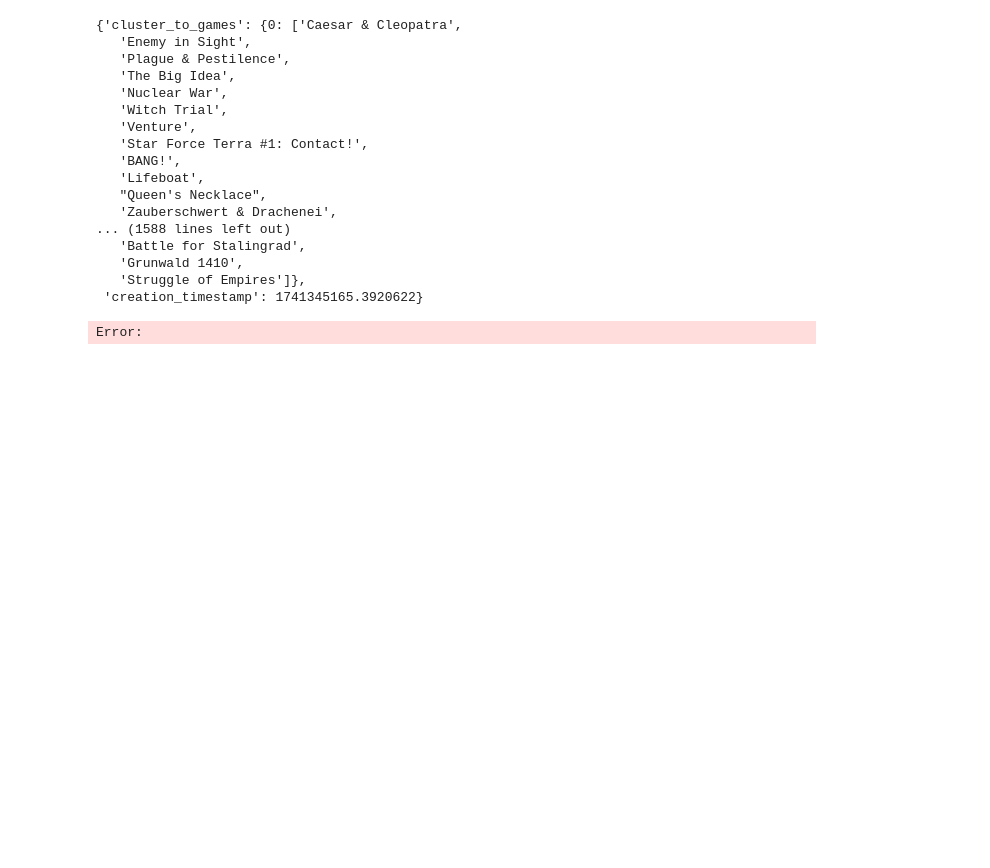
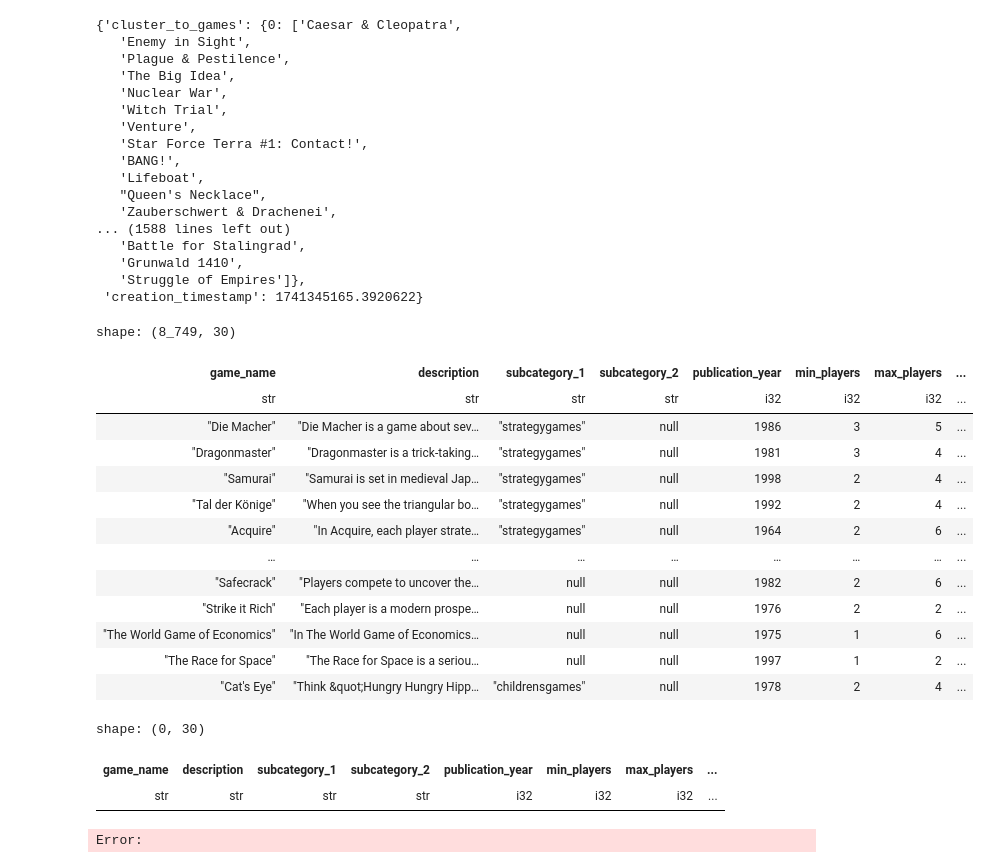
Before and after one commit to Wilowisp98/boardom_buster, a Jupyter notebook: notebook.ipynb, the cells around one changed output. Cells and saved outputs as stored; diff of their text form; code cells hidden in the pictures; blank space fills up the shorter version.

```diff
--- a/notebook.ipynb
+++ b/notebook.ipynb
@@ -27,7 +27,31 @@ cached_data
 # %%
 import polars as pl
 
-df = pl.read_json("game_data.json")
+df = pl.read_parquet("bgg/data/raw_bgg_data_20250216.parquet")
+# %%
+df
+# %% [output]
+shape: (8_749, 30)
+| game_name | description | subcategory_1 | subcategory_2 | publication_year | min_players | max_players | ... |
+| str | str | str | str | i32 | i32 | i32 | ... |
+| "Die Macher" | "Die Macher is a game about sev… | "strategygames" | null | 1986 | 3 | 5 | ... |
+| "Dragonmaster" | "Dragonmaster is a trick-taking… | "strategygames" | null | 1981 | 3 | 4 | ... |
+| "Samurai" | "Samurai is set in medieval Jap… | "strategygames" | null | 1998 | 2 | 4 | ... |
+| "Tal der Könige" | "When you see the triangular bo… | "strategygames" | null | 1992 | 2 | 4 | ... |
+| "Acquire" | "In Acquire, each player strate… | "strategygames" | null | 1964 | 2 | 6 | ... |
+| … | … | … | … | … | … | … | ... |
+| "Safecrack" | "Players compete to uncover the… | null | null | 1982 | 2 | 6 | ... |
+| "Strike it Rich" | "Each player is a modern prospe… | null | null | 1976 | 2 | 2 | ... |
+| "The World Game of Economics" | "In The World Game of Economics… | null | null | 1975 | 1 | 6 | ... |
+| "The Race for Space" | "The Race for Space is a seriou… | null | null | 1997 | 1 | 2 | ... |
+| "Cat's Eye" | "Think &quot;Hungry Hungry Hipp… | "childrensgames" | null | 1978 | 2 | 4 | ... |
+# %%
+# Find games containing the exact word "splendor" (case insensitive)
+df.filter(pl.col("game_name").str.to_lowercase().str.contains(r"\bsplendor\b", literal=False))
+# %% [output]
+shape: (0, 30)
+| game_name | description | subcategory_1 | subcategory_2 | publication_year | min_players | max_players | ... |
+| str | str | str | str | i32 | i32 | i32 | ... |
 # %%
 import math
 
```
Also changed, not shown: 2 other files.
